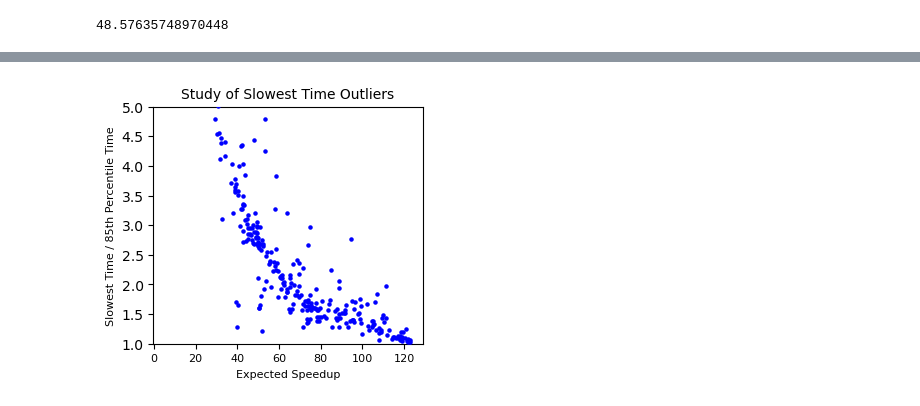
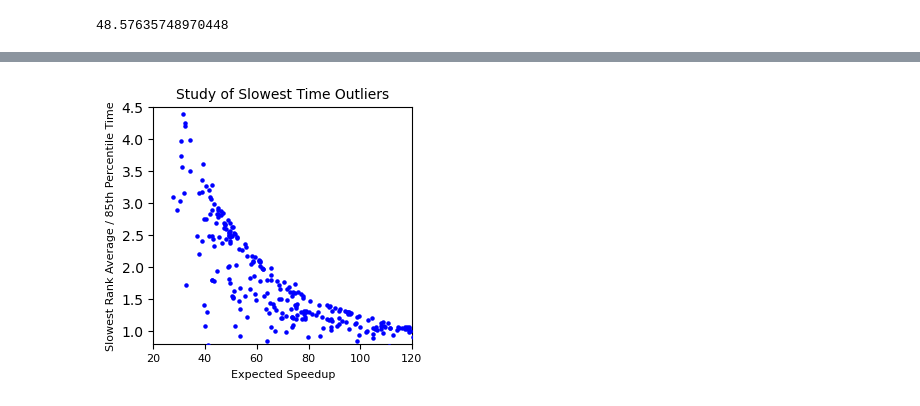
Before and after one commit to dna-storage/framed, a Jupyter notebook: notebooks/time_sheet.ipynb, the cells around one changed output, grey strips where cells are left out. Saved outputs shown, nothing was run; the diff lists cells and outputs as text; code cells hidden in the pictures.

Commit message:
percentile analysis

```diff
--- a/notebooks/time_sheet.ipynb
+++ b/notebooks/time_sheet.ipynb
@@ -61,18 +75,20 @@ fig.savefig("box_plot_speedup.pdf",format="pdf")
 # %%
 y = time_df["85 Percentile"]
-y2 = time_df["Worst Node Time"]
+y2 = time_df["Average Worst Rank Time"]
 y1=(y2/y)
+y3=time_df["Worst Node Time"]/y
 fig,axes = plt.subplots(1,1,figsize=(3.25,3.0),layout="constrained")
 plt.scatter(time_df["Speedup"], y1, alpha=1, color='b',s=5.0,zorder=10)
+#plt.scatter(time_df["Speedup"], y3, alpha=1, color='r',s=5.0,zorder=10)
 
 axes.tick_params(axis='x', labelsize=8)
-#axes.set_xlim([20,120])
-axes.set_ylim([1,5])
-axes.set_ylabel("Slowest Time / 85th Percentile Time",fontsize=8)
+axes.set_xlim([20,120])
+axes.set_ylim([0.8,4.5])
+axes.set_ylabel("Slowest Rank Average / 85th Percentile Time",fontsize=8)
 axes.set_xlabel("Expected Speedup",fontsize=8)
 
 plt.title("Study of Slowest Time Outliers",fontsize=10)
 plt.show(fig)
 fig.savefig("outlier.pdf",format="pdf")
 # %% [output]
-[figure, old version]
+[figure, new version]
```
Also changed, not shown: parts of 6 cells of this notebook, 1 other file.
